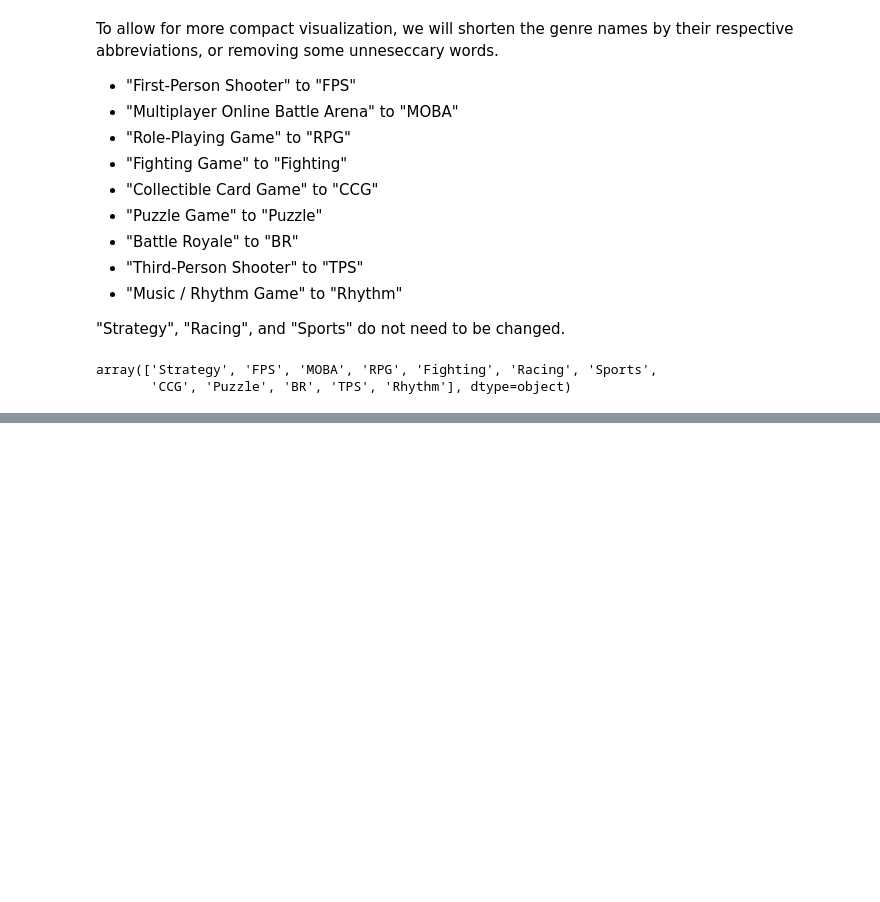
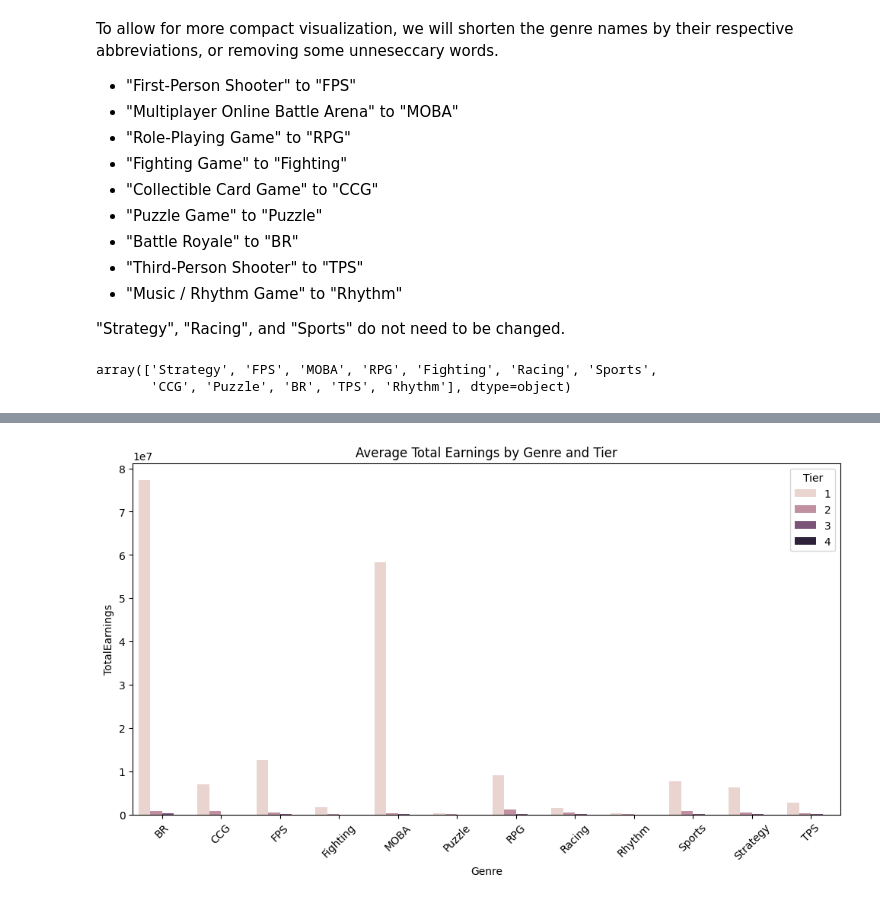
Before and after one commit to chezecakes/csci2000u-assignment-f25, a Jupyter notebook: assignment1.ipynb, the cells around one changed output, grey strips where cells are left out. Drawn from its saved outputs; the diff is of its cells as text; code cells hidden in the pictures; blank space fills up the shorter version.

```diff
--- a/assignment1.ipynb
+++ b/assignment1.ipynb
@@ -186,0 +221,23 @@ genre_stats
+# %%
+genre_tier_summary = (
+    full_table.groupby(['Genre', 'Tier'])
+      .agg({
+          'TotalEarnings': 'mean',
+          'TotalPlayers': 'mean',
+          'TotalTournaments': 'mean'
+      })
+      .round(2)
+)
+
+plt.figure(figsize=(12, 6))
+sb.barplot(
+    data=genre_tier_summary,
+    x='Genre',
+    y='TotalEarnings',
+    hue='Tier'
+)
+plt.title('Average Total Earnings by Genre and Tier')
+plt.xticks(rotation=45)
+plt.show()
+# %% [output]
+[figure, added]
```
Also changed, not shown: parts of 18 cells of this notebook, 1 other file.
